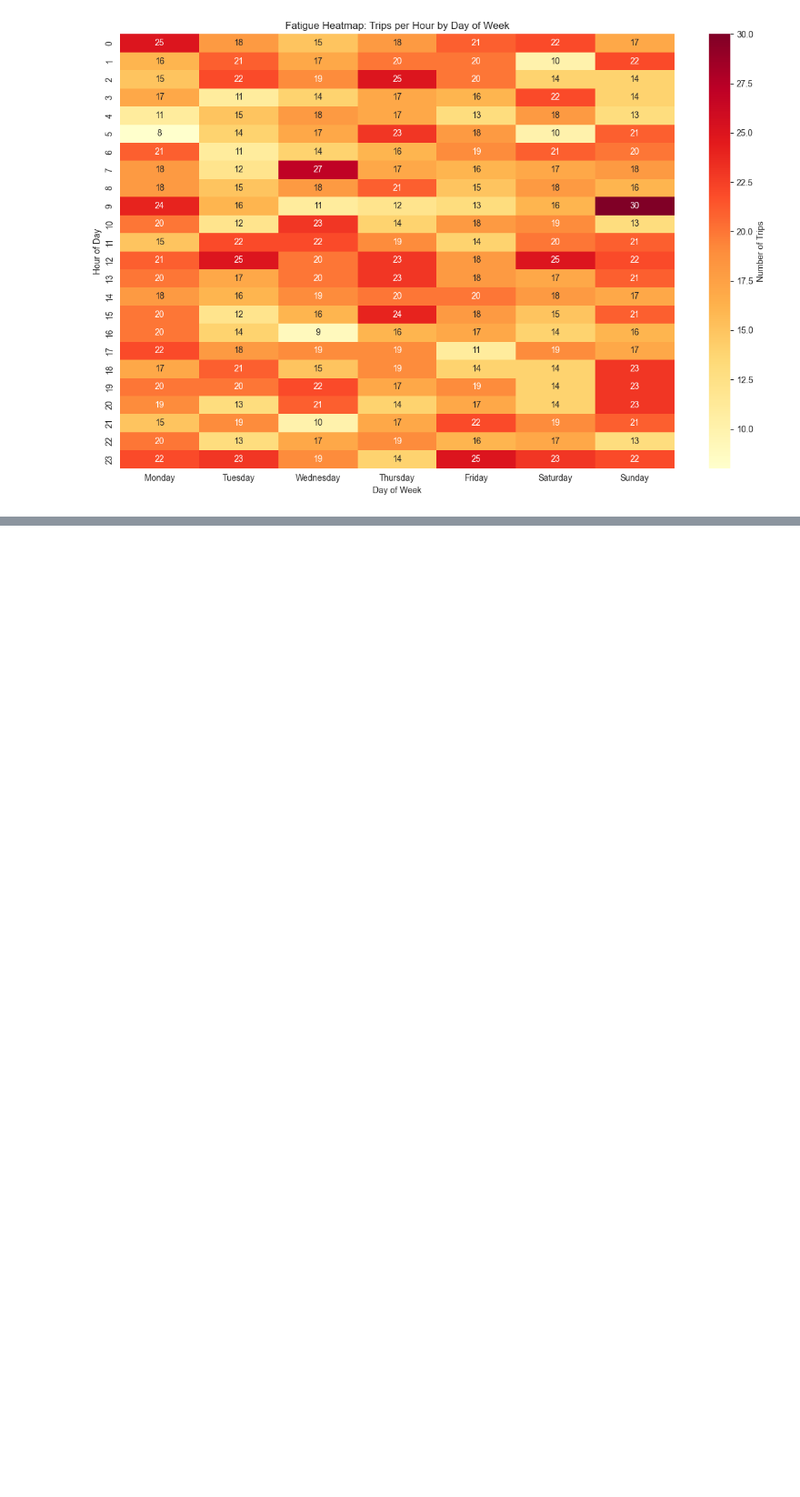
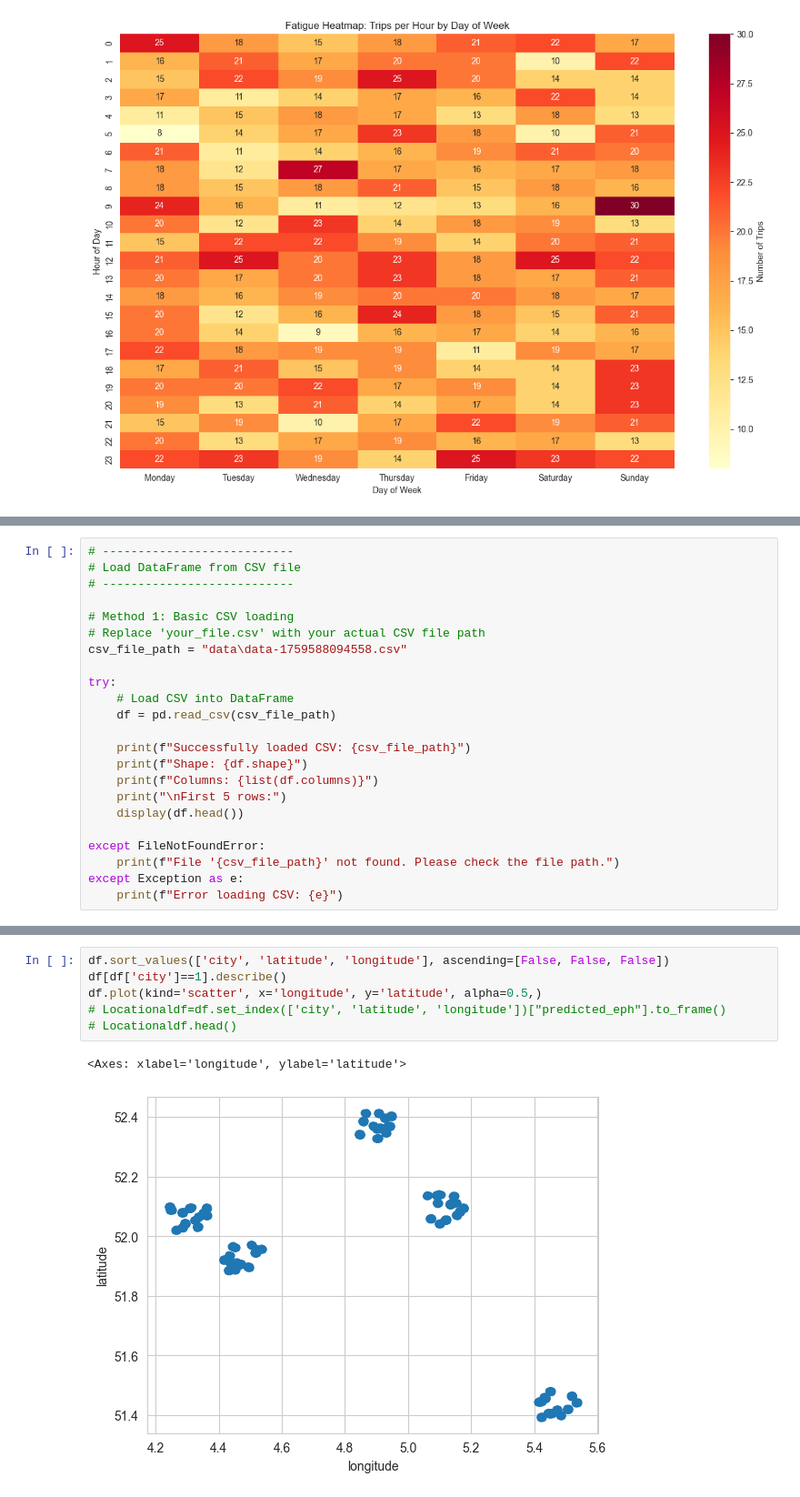
Before and after one commit to kirakirag/junction, a Jupyter notebook: data.ipynb, the cells around one changed output, grey strips where cells are left out. Shown: that part at 91% size. Cells and saved outputs as stored; diff of their text form; blank space fills up the shorter version.

Commit message:
Added more scatter plots

```diff
--- a/data.ipynb
+++ b/data.ipynb
@@ -237,0 +215,23 @@ except Exception as e:
+# %%
+# ---------------------------
+# Load DataFrame from CSV file
+# ---------------------------
+
+# Method 1: Basic CSV loading
+# Replace 'your_file.csv' with your actual CSV file path
+csv_file_path = "data\data-1759588094558.csv"
+
+try:
+    # Load CSV into DataFrame
+    df = pd.read_csv(csv_file_path)
+
+    print(f"Successfully loaded CSV: {csv_file_path}")
+    print(f"Shape: {df.shape}")
+    print(f"Columns: {list(df.columns)}")
+    print("\nFirst 5 rows:")
+    display(df.head())
+
+except FileNotFoundError:
+    print(f"File '{csv_file_path}' not found. Please check the file path.")
+except Exception as e:
+    print(f"Error loading CSV: {e}")
@@ -237,0 +250,9 @@ except Exception as e:
+# %%
+df.sort_values(['city', 'latitude', 'longitude'], ascending=[False, False, False])
+df[df['city']==1].describe()
+df.plot(kind='scatter', x='longitude', y='latitude', alpha=0.5,)
+# Locationaldf=df.set_index(['city', 'latitude', 'longitude'])["predicted_eph"].to_frame()
+# Locationaldf.head()
+# %% [output]
+<Axes: xlabel='longitude', ylabel='latitude'>
+[figure, added]
```
Also changed, not shown: parts of 6 cells of this notebook.
